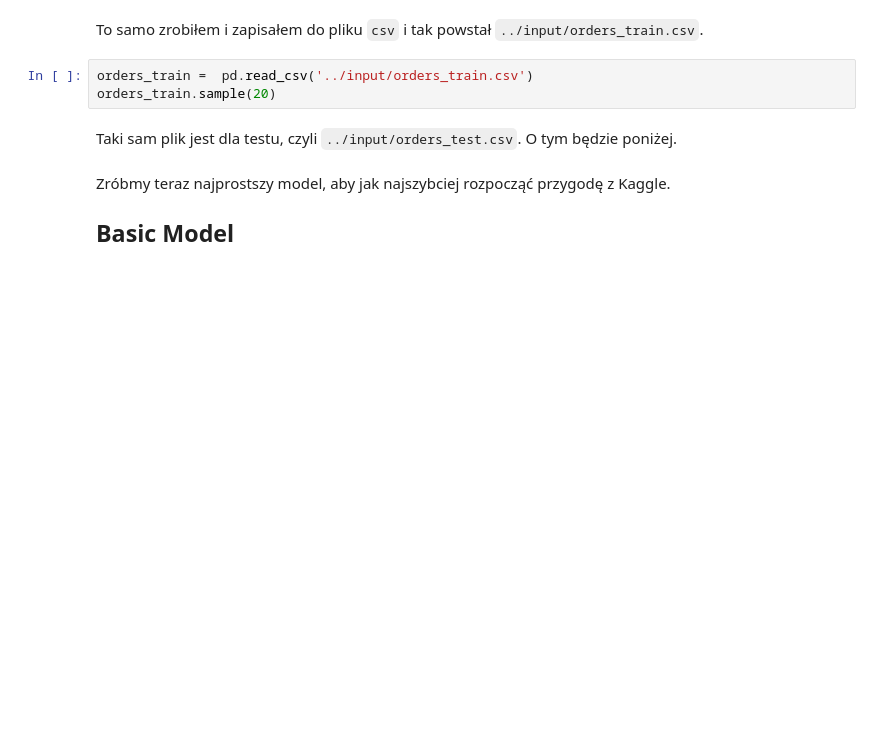
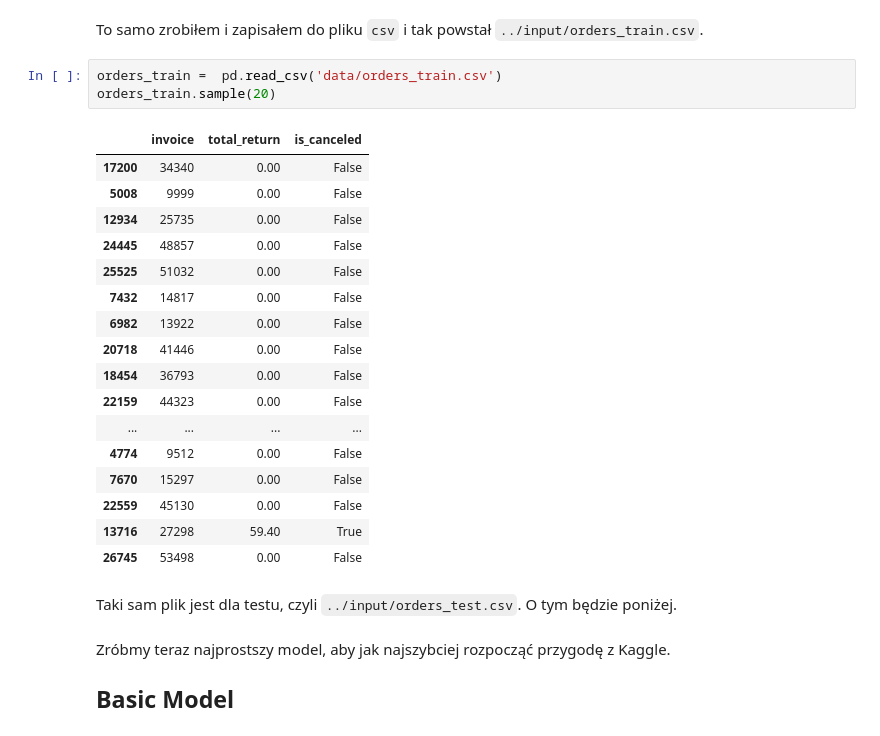
Before and after one commit to mattzajac/DataWorkshop_Competition_Online_Retail, a Jupyter notebook: Konkurs-DW-Absolwenci.ipynb, the cells around one changed output. Drawn from its saved outputs; the diff is of its cells as text; blank space fills up the shorter version.

```diff
--- a/Konkurs-DW-Absolwenci.ipynb
+++ b/Konkurs-DW-Absolwenci.ipynb
@@ -101,8 +184,26 @@ orders.sample(20)
 # %% [markdown]
 To samo zrobiłem i zapisałem do pliku `csv` i tak powstał `../input/orders_train.csv`.
 # %%
-orders_train =  pd.read_csv('../input/orders_train.csv')
+orders_train =  pd.read_csv('data/orders_train.csv')
 orders_train.sample(20)
+# %% [output]
+|  | invoice | total_return | is_canceled |
+| 17200 | 34340 | 0.00 | False |
+| 5008 | 9999 | 0.00 | False |
+| 12934 | 25735 | 0.00 | False |
+| 24445 | 48857 | 0.00 | False |
+| 25525 | 51032 | 0.00 | False |
+| 7432 | 14817 | 0.00 | False |
+| 6982 | 13922 | 0.00 | False |
+| 20718 | 41446 | 0.00 | False |
+| 18454 | 36793 | 0.00 | False |
+| 22159 | 44323 | 0.00 | False |
+| ... | ... | ... | ... |
+| 4774 | 9512 | 0.00 | False |
+| 7670 | 15297 | 0.00 | False |
+| 22559 | 45130 | 0.00 | False |
+| 13716 | 27298 | 59.40 | True |
+| 26745 | 53498 | 0.00 | False |
 # %% [markdown]
 Taki sam plik jest dla testu, czyli `../input/orders_test.csv`. O tym będzie poniżej.
 # %% [markdown]
```
Also changed, not shown: parts of 24 cells of this notebook, 1 other file.
